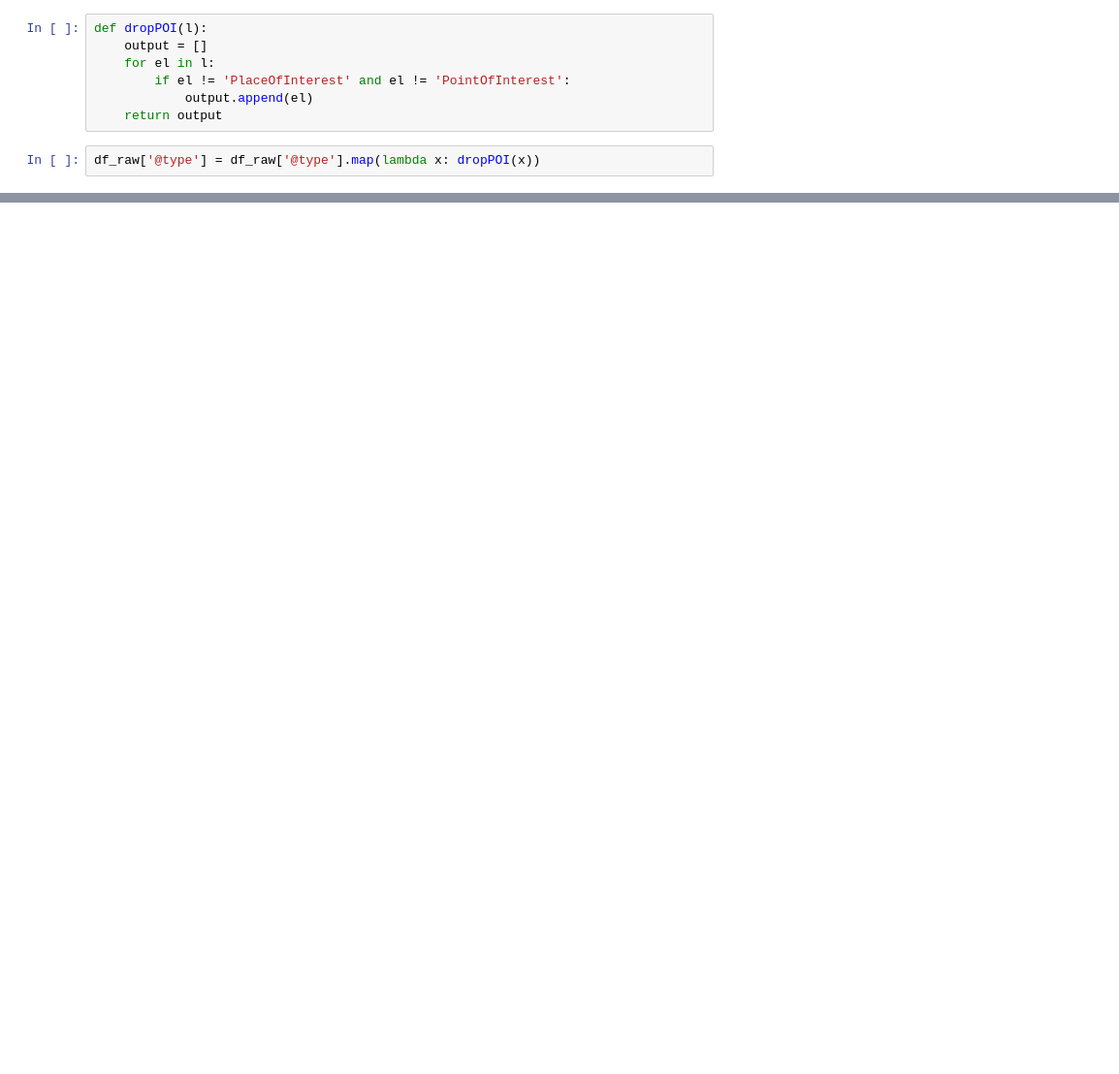
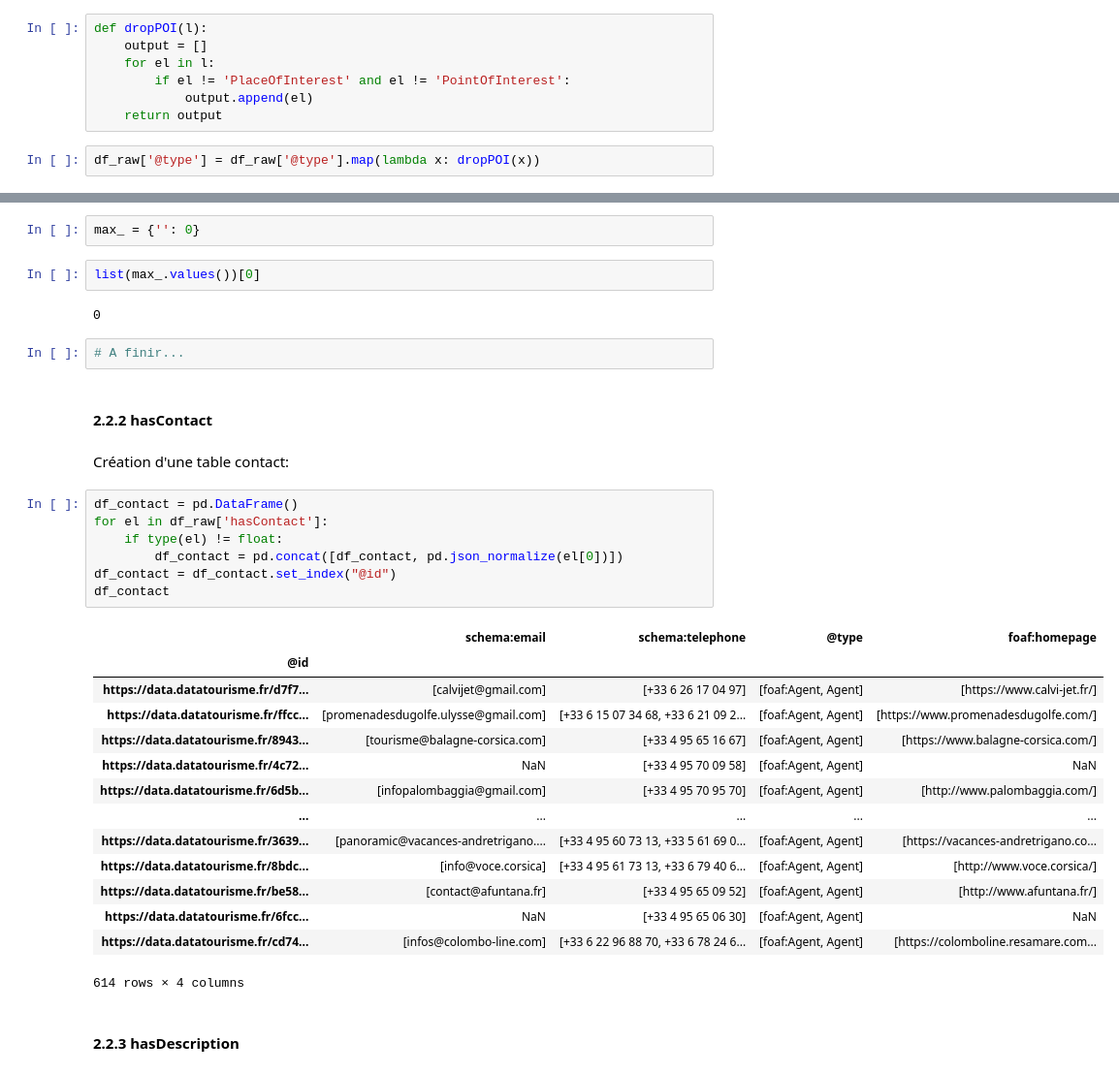
Before and after one commit to ThomasFavrel/ItineraireDeVoyage, a Jupyter notebook: Notebboks/Exploration.ipynb, the cells around one changed output, grey strips where cells are left out. Shown: that part at 97% size. Saved outputs shown, nothing was run; the diff lists cells and outputs as text; blank space fills up the shorter version.

```diff
--- a/Notebboks/Exploration.ipynb
+++ b/Notebboks/Exploration.ipynb
@@ -382,0 +362,36 @@ for el in df_raw['hasContact'][0]:
+# %%
+max_ = {'': 0}
+# %%
+list(max_.values())[0]
+# %% [output]
+0
+# %%
+# A finir...
+# %% [markdown]
+#### 2.2.2 hasContact
+# %% [markdown]
+Création d'une table contact:
+# %%
+df_contact = pd.DataFrame()
+for el in df_raw['hasContact']:
+    if type(el) != float:
+        df_contact = pd.concat([df_contact, pd.json_normalize(el[0])])
+df_contact = df_contact.set_index("@id")
+df_contact
+# %% [output]
+|  | schema:email | schema:telephone | @type | foaf:homepage |
+| @id |  |  |  |  |
+| https://data.datatourisme.fr/d7f7... | [calvijet@gmail.com] | [+33 6 26 17 04 97] | [foaf:Agent, Agent] | [https://www.calvi-jet.fr/] |
+| https://data.datatourisme.fr/ffcc... | [promenadesdugolfe.ulysse@gmail.com] | [+33 6 15 07 34 68, +33 6 21 09 2... | [foaf:Agent, Agent] | [https://www.promenadesdugolfe.com/] |
+| https://data.datatourisme.fr/8943... | [tourisme@balagne-corsica.com] | [+33 4 95 65 16 67] | [foaf:Agent, Agent] | [https://www.balagne-corsica.com/] |
+| https://data.datatourisme.fr/4c72... | NaN | [+33 4 95 70 09 58] | [foaf:Agent, Agent] | NaN |
+| https://data.datatourisme.fr/6d5b... | [infopalombaggia@gmail.com] | [+33 4 95 70 95 70] | [foaf:Agent, Agent] | [http://www.palombaggia.com/] |
+| ... | ... | ... | ... | ... |
+| https://data.datatourisme.fr/3639... | [panoramic@vacances-andretrigano.... | [+33 4 95 60 73 13, +33 5 61 69 0... | [foaf:Agent, Agent] | [https://vacances-andretrigano.co... |
+| https://data.datatourisme.fr/8bdc... | [info@voce.corsica] | [+33 4 95 61 73 13, +33 6 79 40 6... | [foaf:Agent, Agent] | [http://www.voce.corsica/] |
+| https://data.datatourisme.fr/be58... | [contact@afuntana.fr] | [+33 4 95 65 09 52] | [foaf:Agent, Agent] | [http://www.afuntana.fr/] |
+| https://data.datatourisme.fr/6fcc... | NaN | [+33 4 95 65 06 30] | [foaf:Agent, Agent] | NaN |
+| https://data.datatourisme.fr/cd74... | [infos@colombo-line.com] | [+33 6 22 96 88 70, +33 6 78 24 6... | [foaf:Agent, Agent] | [https://colomboline.resamare.com... |
+614 rows × 4 columns
+# %% [markdown]
+#### 2.2.3 hasDescription
```
Also changed, not shown: parts of 54 cells of this notebook.
